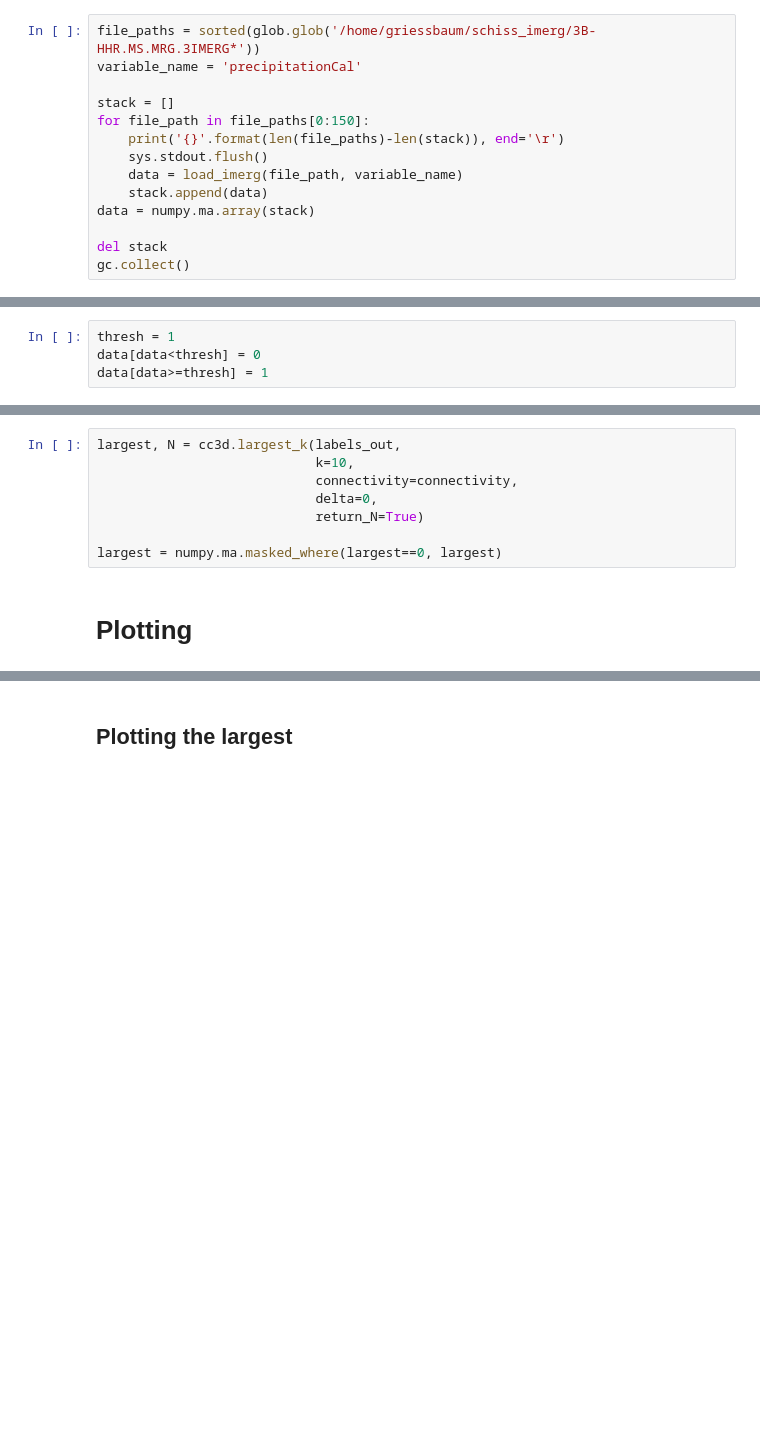
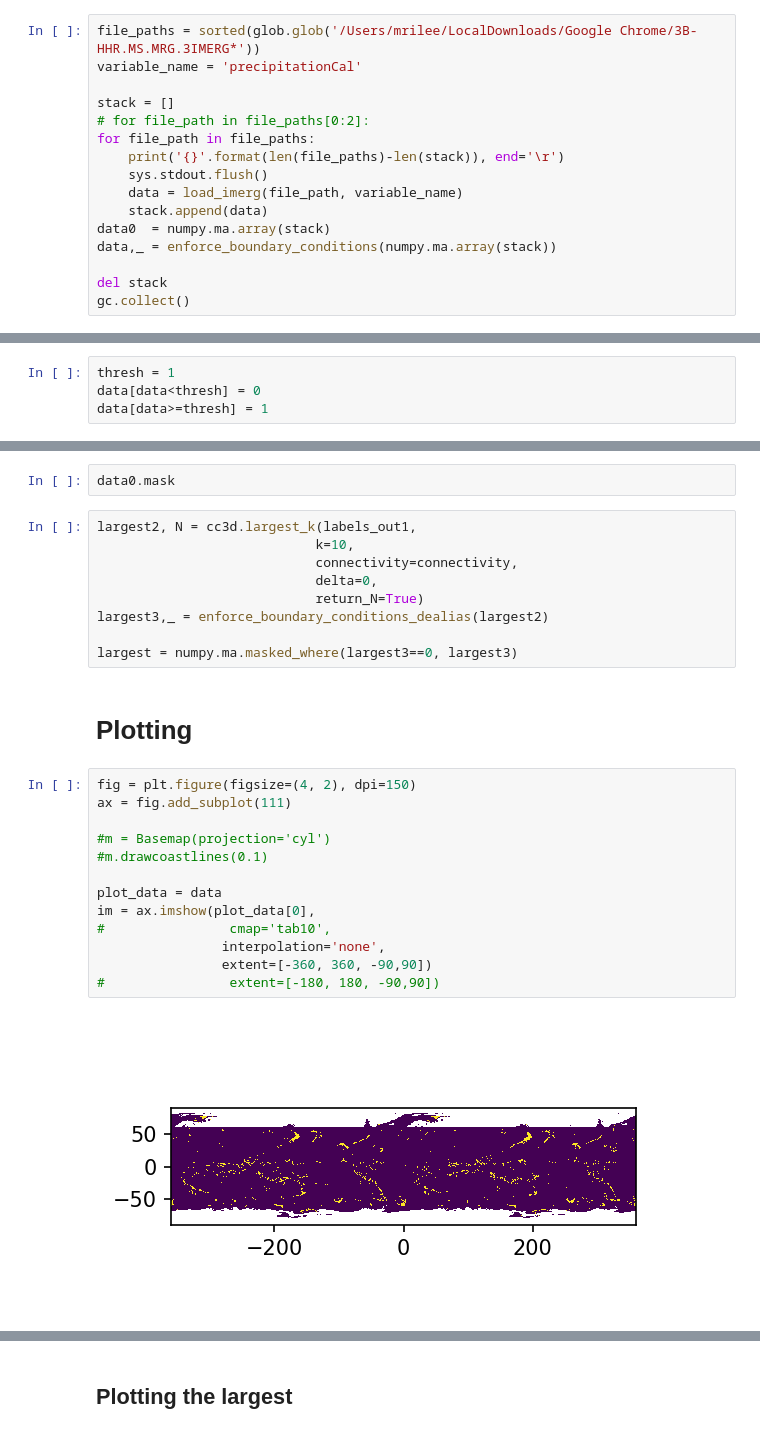
Before and after one commit to michaelleerilee/CCL, a Jupyter notebook: contrib/cc3d.ipynb, the cells around one changed output, grey strips where cells are left out. Saved outputs shown, nothing was run; the diff lists cells and outputs as text; blank space fills up the shorter version.

```diff
--- a/contrib/cc3d.ipynb
+++ b/contrib/cc3d.ipynb
@@ -44,14 +88,16 @@ def load_imerg(file_path, variable_name):
 # %%
-file_paths = sorted(glob.glob('/home/griessbaum/schiss_imerg/3B-HHR.MS.MRG.3IMERG*'))
+file_paths = sorted(glob.glob('/Users/mrilee/LocalDownloads/Google Chrome/3B-HHR.MS.MRG.3IMERG*'))
 variable_name = 'precipitationCal'
 
 stack = []
-for file_path in file_paths[0:150]:
+# for file_path in file_paths[0:2]:
+for file_path in file_paths:
     print('{}'.format(len(file_paths)-len(stack)), end='\r')
     sys.stdout.flush()
     data = load_imerg(file_path, variable_name)
     stack.append(data)
-data = numpy.ma.array(stack)
+data0  = numpy.ma.array(stack)
+data,_ = enforce_boundary_conditions(numpy.ma.array(stack))
 
 del stack
 gc.collect()
@@ -78,10 +163,28 @@ labels_out = numpy.ma.masked_where(labels_out==0, labels_out)
+# %%
+data0.mask
 # %%
-largest, N = cc3d.largest_k(labels_out,
+largest2, N = cc3d.largest_k(labels_out1,
                             k=10,
                             connectivity=connectivity,
                             delta=0,
                             return_N=True)
+largest3,_ = enforce_boundary_conditions_dealias(largest2)
 
-largest = numpy.ma.masked_where(largest==0, largest)
+largest = numpy.ma.masked_where(largest3==0, largest3)
 # %% [markdown]
 # Plotting
+# %%
+fig = plt.figure(figsize=(4, 2), dpi=150)
+ax = fig.add_subplot(111)
+
+#m = Basemap(projection='cyl')
+#m.drawcoastlines(0.1)
+
+plot_data = data
+im = ax.imshow(plot_data[0],
+#                cmap='tab10',
+                interpolation='none',
+                extent=[-360, 360, -90,90])
+#                extent=[-180, 180, -90,90])
+# %% [output]
+[figure, added]
```
Also changed, not shown: parts of 24 cells of this notebook, 1 other file.
